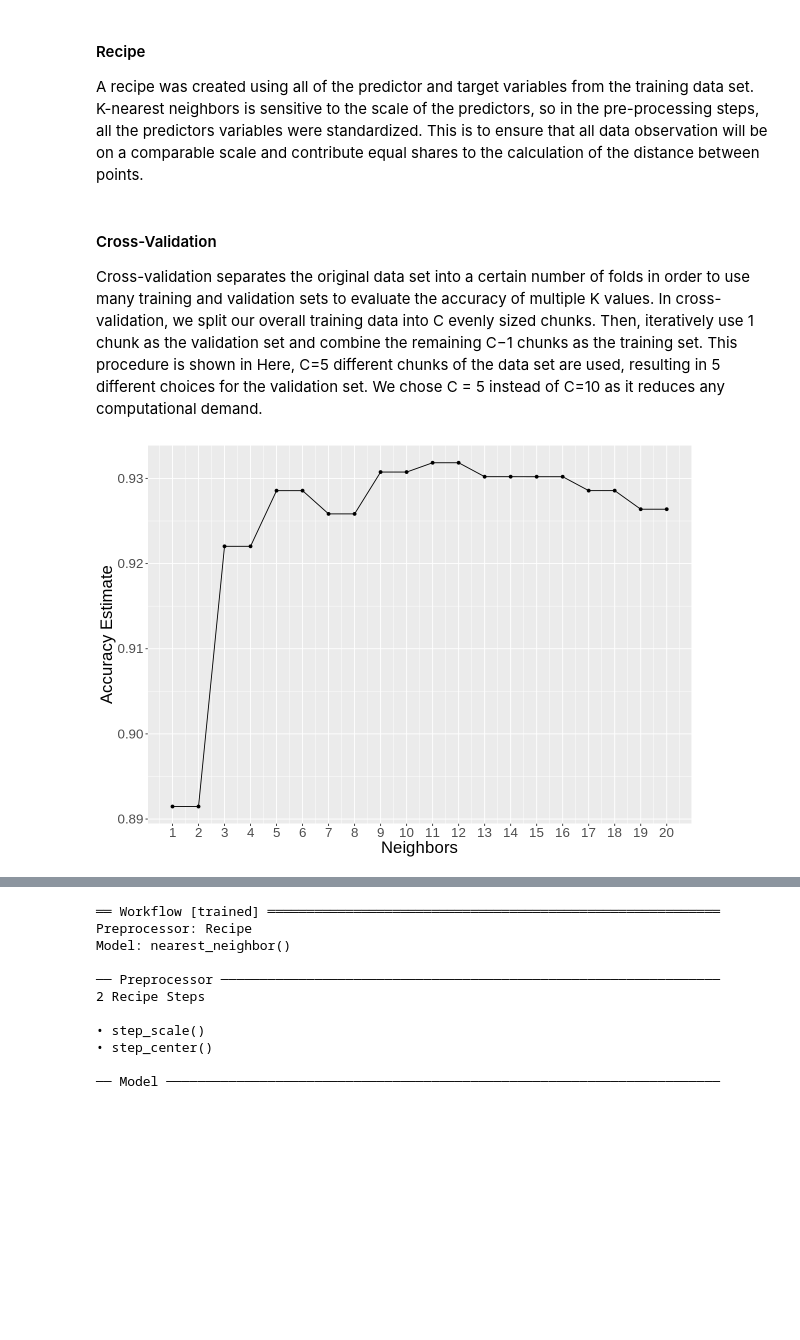
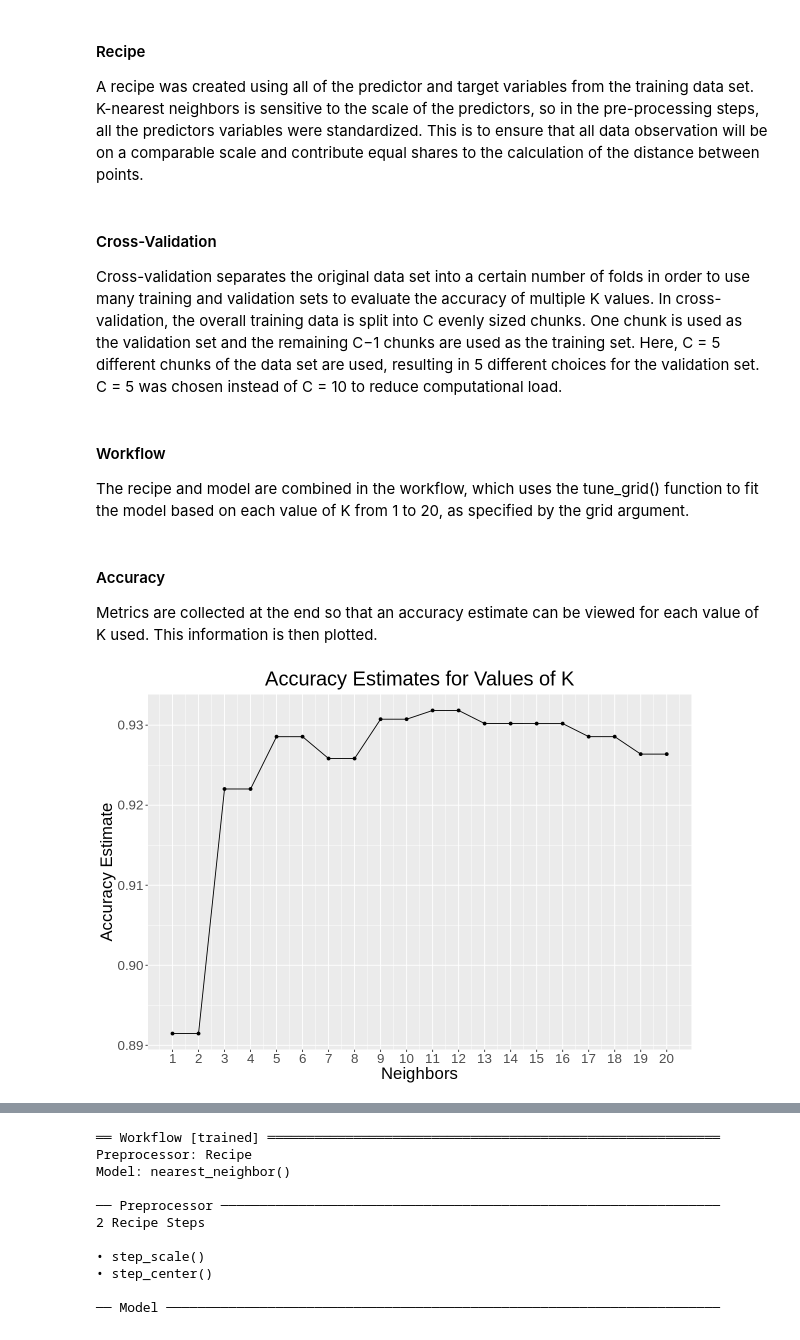
Before and after one commit to madisongill/dsci-100-2023s-group-39-section-002, a Jupyter notebook: project_proposal-Copy1.ipynb, the cells around one changed output, grey strips where cells are left out. Saved outputs shown, nothing was run; the diff lists cells and outputs as text; code cells hidden in the pictures; blank space fills up the shorter version.

Commit message:
add more to knn classification process

```diff
--- a/project_proposal-Copy1.ipynb
+++ b/project_proposal-Copy1.ipynb
@@ -264,44 +238,50 @@ Tuning is done during model specification to choose the best parameter, K that w
 #### Recipe
 A recipe was created using all of the  predictor and target variables from the training data set. K-nearest neighbors is sensitive to the scale of the predictors, so in the pre-processing steps, all the predictors variables were standardized. This is to ensure that all data observation will be on a comparable scale and contribute equal shares to the calculation of the distance between points.
 # %% [markdown]
-
 #### Cross-Validation
 
-Cross-validation separates the original data set into a certain number of folds in order to use many training and validation sets to evaluate the accuracy of multiple K values.  In cross-validation, we split our overall training data into
-C evenly sized chunks. Then, iteratively use 1 chunk as the validation set and combine the remaining C−1 chunks as the training set. This procedure is shown in Here, C=5 different chunks of the data set are used, resulting in 5 different choices for the validation set. We chose C = 5 instead of C=10 as it reduces any computational demand.
+Cross-validation separates the original data set into a certain number of folds in order to use many training and validation sets to evaluate the accuracy of multiple K values.  In cross-validation, the overall training data is split into C evenly sized chunks. One chunk is used as the validation set and the remaining C−1 chunks are used as the training set. Here, C = 5 different chunks of the data set are used, resulting in 5 different choices for the validation set. C = 5 was chosen instead of C = 10 to reduce computational load.
+# %% [markdown]
+#### Workflow
+
+The recipe and model are combined in the workflow, which uses the tune_grid() function to fit the model based on each value of K from 1 to 20, as specified by the grid argument.
+# %% [markdown]
+#### Accuracy
+
+Metrics are collected at the end so that an accuracy estimate can be viewed for each value of K used. This information is then plotted.
 # %%
-#
-
 set.seed(1)
 
 IPP_spec <- nearest_neighbor(weight_func = "rectangular", neighbors = tune()) |>
             set_engine("kknn") |>
             set_mode("classification")
 
 IPP_recipe <- recipe(class ~., data = pulsar_train) |>
     step_scale(all_predictors())|>
     step_center(all_predictors())
 
 IPP_vfold <- vfold_cv(pulsar_train, v = 5, strata = class)
 
 IPP_results <- workflow() |>
                  add_recipe(IPP_recipe) |>
                  add_model(IPP_spec) |>
                  tune_grid(resamples = IPP_vfold, grid = tibble(neighbors = c(1:20))) |>
                  collect_metrics()
 
 accuracies <- IPP_results |>
                  filter(.metric == 'accuracy')
 
 options(repr.plot.width=10,repr.plot.height=7)
 
 cross_val_plot <- ggplot(accuracies, aes(x = neighbors, y = mean)) +
                   geom_point() +
                   geom_line() +
                   labs(x = 'Neighbors', y = 'Accuracy Estimate') +
+                  ggtitle("Accuracy Estimates for Values of K") +
                   theme(text = element_text(size = 20)) +
+                  theme(plot.title = element_text(hjust = 0.5)) +
                   scale_x_continuous(breaks = 1:20)
 
 cross_val_plot
 # %% [output]
-[figure, old version]
+[figure, new version]
```
Also changed, not shown: parts of 12 cells of this notebook.
